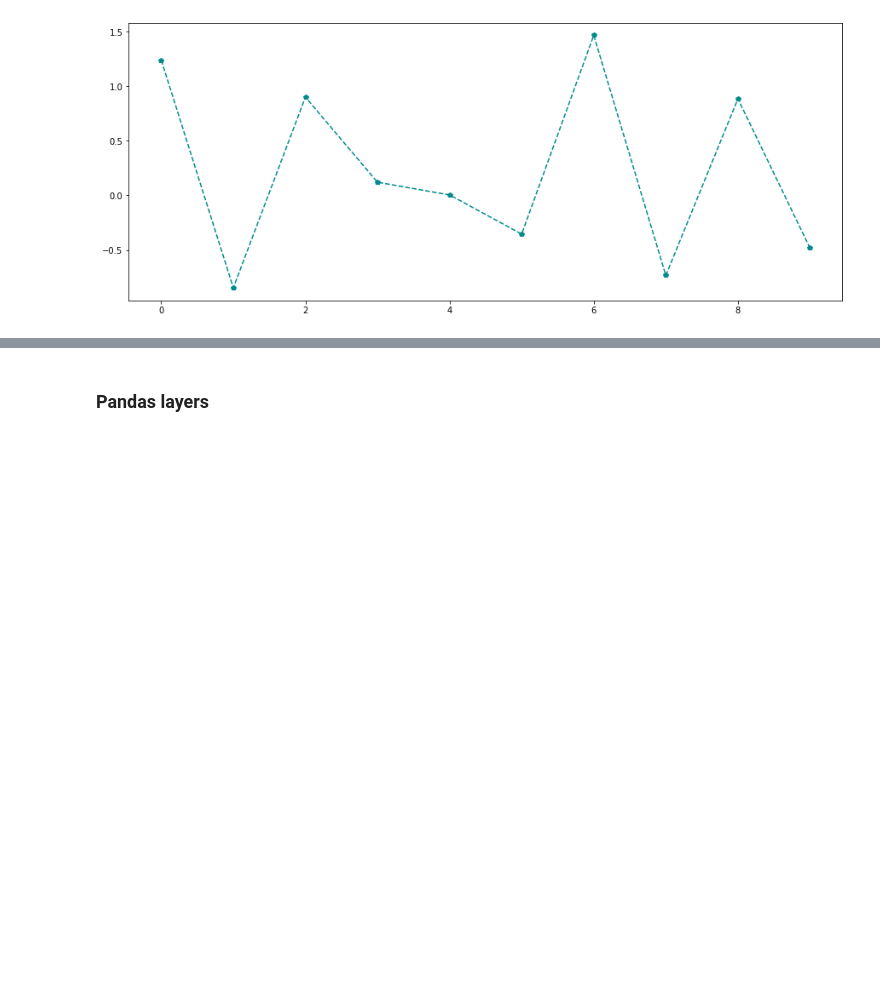
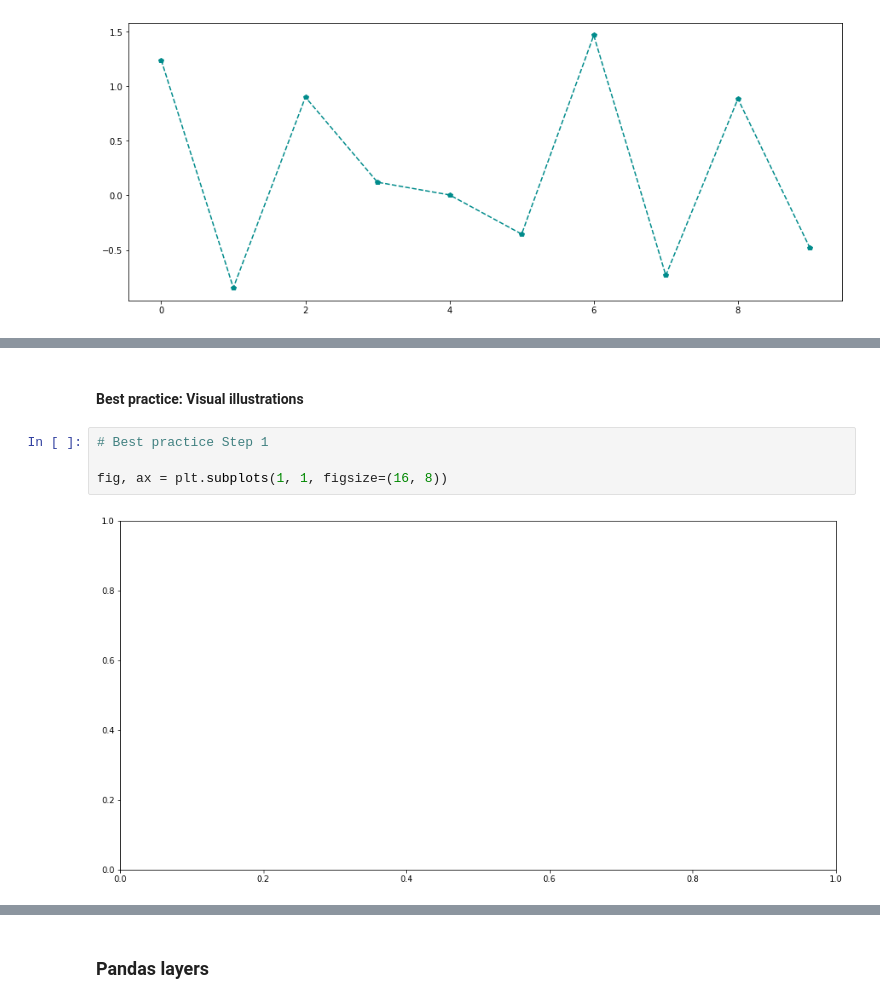
Before and after one commit to caiquemiranda/python-econometrics, a Jupyter notebook: 04-Visual-illustrations.ipynb, the cells around one changed output, grey strips where cells are left out. Saved outputs shown, nothing was run; the diff lists cells and outputs as text; blank space fills up the shorter version.

```diff
--- a/04-Visual-illustrations.ipynb
+++ b/04-Visual-illustrations.ipynb
@@ -133,0 +265,8 @@ fig.savefig("data/style.pdf")
+# %% [markdown]
+#### Best practice: Visual illustrations
+# %%
+# Best practice Step 1
+
+fig, ax = plt.subplots(1, 1, figsize=(16, 8))
+# %% [output]
+[figure, added]
```
Also changed, not shown: parts of 20 cells of this notebook, 7 other files.
